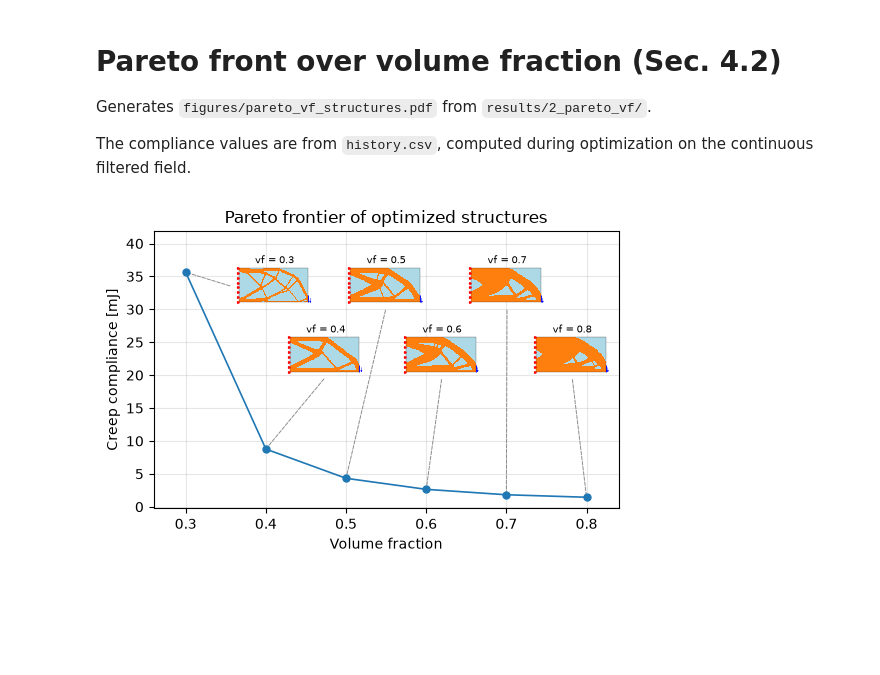
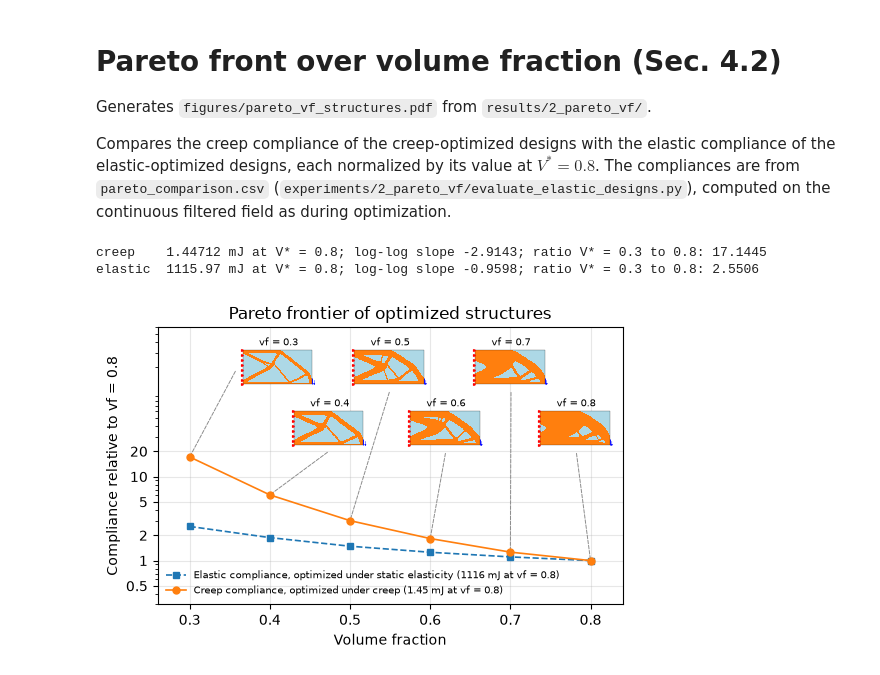
Before and after one commit to Stefan-Knapik/creep-topopt, a Jupyter notebook: visualization/2_pareto_vf.ipynb, the cells around one changed output. Saved outputs shown, nothing was run; the diff lists cells and outputs as text; code cells hidden in the pictures; blank space fills up the shorter version.

```diff
--- a/visualization/2_pareto_vf.ipynb
+++ b/visualization/2_pareto_vf.ipynb
@@ -3,63 +3,80 @@
 
 Generates `figures/pareto_vf_structures.pdf` from `results/2_pareto_vf/`.
 
-The compliance values are from `history.csv`, computed during optimization on the continuous filtered field.
+Compares the creep compliance of the creep-optimized designs with the elastic compliance of the elastic-optimized designs, each normalized by its value at $V^*=0.8$. The compliances are from `pareto_comparison.csv` (`experiments/2_pareto_vf/evaluate_elastic_designs.py`), computed on the continuous filtered field as during optimization.
 # %%
 import matplotlib.pyplot as plt
 import numpy as np
+from matplotlib.ticker import FormatStrFormatter, NullFormatter
 
 from plot_utils import FIGURES, RESULTS, draw_cantilever_bcs, load_design, plot_field, specimen_cmap
 
 RUN_DIR = RESULTS / "2_pareto_vf"
-VFS = [0.3, 0.4, 0.5, 0.6, 0.7, 0.8]
 
-compliance = [
-    np.genfromtxt(RUN_DIR / f"data_creep_{int(vf * 100)}" / "history.csv", delimiter=",", names=True)["J"][-1]
-    for vf in VFS
-]
+data = np.genfromtxt(RUN_DIR / "pareto_comparison.csv", delimiter=",", names=True)
+VFS = [float(vf) for vf in data["vf"]]
+creep = data["J_creep_design"]        # creep compliance of the creep-optimized designs [mJ]
+elastic = data["C0_elastic_design"]   # elastic compliance of the elastic-optimized designs [mJ]
+
+# Log-log slope against the volume fraction, and the ratio of the V* = 0.3 and 0.8 values.
+for name, c in [("creep", creep), ("elastic", elastic)]:
+    slope = np.polyfit(np.log(VFS), np.log(c), 1)[0]
+    print(f"{name:<8s} {c[-1]:.6g} mJ at V* = {VFS[-1]}; log-log slope {slope:.4f}; "
+          f"ratio V* = {VFS[0]} to {VFS[-1]}: {c[0] / c[-1]:.4f}")
+# %% [output]
+creep    1.44712 mJ at V* = 0.8; log-log slope -2.9143; ratio V* = 0.3 to 0.8: 17.1445
+elastic  1115.97 mJ at V* = 0.8; log-log slope -0.9598; ratio V* = 0.3 to 0.8: 2.5506
 # %%
 FIG_W, FIG_H = 6.0, 3.6
 fig, ax = plt.subplots(figsize=(FIG_W, FIG_H))
-ax.plot(VFS, compliance, "o-", color="C0", lw=1.2, ms=5, zorder=3)
+# Colours and line styles of the two designs as in Fig. 3.
+ax.plot(VFS, elastic / elastic[-1], "s--", color="C0", lw=1.2, ms=5, zorder=3,
+        label=f"Elastic compliance, optimized under static elasticity ({elastic[-1]:.0f} mJ at vf = {VFS[-1]})")
+ax.plot(VFS, creep / creep[-1], "o-", color="C1", lw=1.2, ms=5, zorder=3,
+        label=f"Creep compliance, optimized under creep ({creep[-1]:.2f} mJ at vf = {VFS[-1]})")
+ax.set_yscale("log")
 ax.set_xlabel("Volume fraction")
-ax.set_ylabel("Creep compliance [mJ]")
+ax.set_ylabel(f"Compliance relative to vf = {VFS[-1]}")
 ax.set_title("Pareto frontier of optimized structures")
 ax.grid(True, alpha=0.3)
 ax.margins(x=0.08)
-y_lo, y_hi = ax.get_ylim()
-ax.set_ylim(y_lo, y_lo + 1.12 * (y_hi - y_lo))  # Headroom for the insets
+ax.set_ylim(0.3, 600)  # Room for the legend below and the insets above
+ax.set_yticks([0.5, 1, 2, 5, 10, 20])
+ax.yaxis.set_major_formatter(FormatStrFormatter("%g"))
+ax.yaxis.set_minor_formatter(NullFormatter())
+ax.legend(loc="lower left", fontsize=7, frameon=False)
 
 # Size the insets for the structures' 2:1 aspect ratio.
 thumb_w = 0.18
 thumb_h = thumb_w * (FIG_W / FIG_H) * (100 / 200)
 
 # Inset centres, in axes fractions, staggered in the open region above the front.
 centers = {
-    0.3: (0.26, 0.80),
-    0.4: (0.37, 0.55),
-    0.5: (0.50, 0.80),
-    0.6: (0.62, 0.55),
-    0.7: (0.76, 0.80),
-    0.8: (0.90, 0.55),
+    0.3: (0.26, 0.85),
+    0.4: (0.37, 0.63),
+    0.5: (0.50, 0.85),
+    0.6: (0.62, 0.63),
+    0.7: (0.76, 0.85),
+    0.8: (0.90, 0.63),
 }
 
-for vf, J in zip(VFS, compliance):
+for vf, J in zip(VFS, creep / creep[-1]):
     cx, cy = centers[vf]
     x0, y0 = cx - thumb_w / 2, cy - thumb_h / 2
 
-    vtu_path = sorted((RUN_DIR / f"data_creep_{int(vf * 100)}" / "vtk").glob("sol_*.vtu"))[-1]
+    vtu_path = sorted((RUN_DIR / f"data_creep_{round(vf * 100)}" / "vtk").glob("sol_*.vtu"))[-1]
     design = load_design(vtu_path, vf)
     inset = ax.inset_axes([x0, y0, thumb_w, thumb_h])
     plot_field(inset, design, design.binary, cmap=specimen_cmap, vmin=0.0, vmax=1.0, border=False)
     draw_cantilever_bcs(inset, design.points, inside=True, arrow_below=0.1, arrowhead=15)
     inset.set_title(f"vf = {vf}", fontsize=7, pad=2)
 
     # Connect each inset to its point: from the left edge for vf = 0.3, else the bottom edge.
     anchor = (x0, cy) if vf == 0.3 else (cx, y0)
     ax.annotate("", xy=(vf, J), xytext=anchor, textcoords=ax.transAxes,
                 arrowprops=dict(arrowstyle="-", color="0.55", lw=0.7, linestyle="--"), zorder=2)
 
 fig.savefig(FIGURES / "pareto_vf_structures.pdf", bbox_inches="tight")
 plt.show()
 # %% [output]
-[figure, old version]
+[figure, new version]
```
Also changed, not shown: 16 other files.
